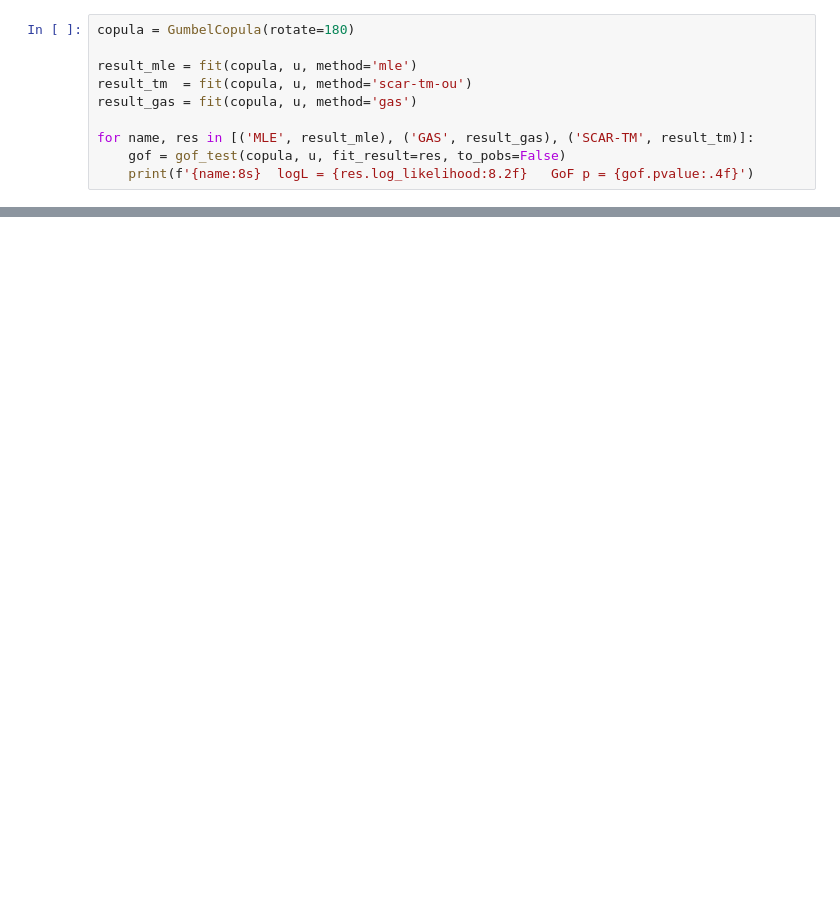
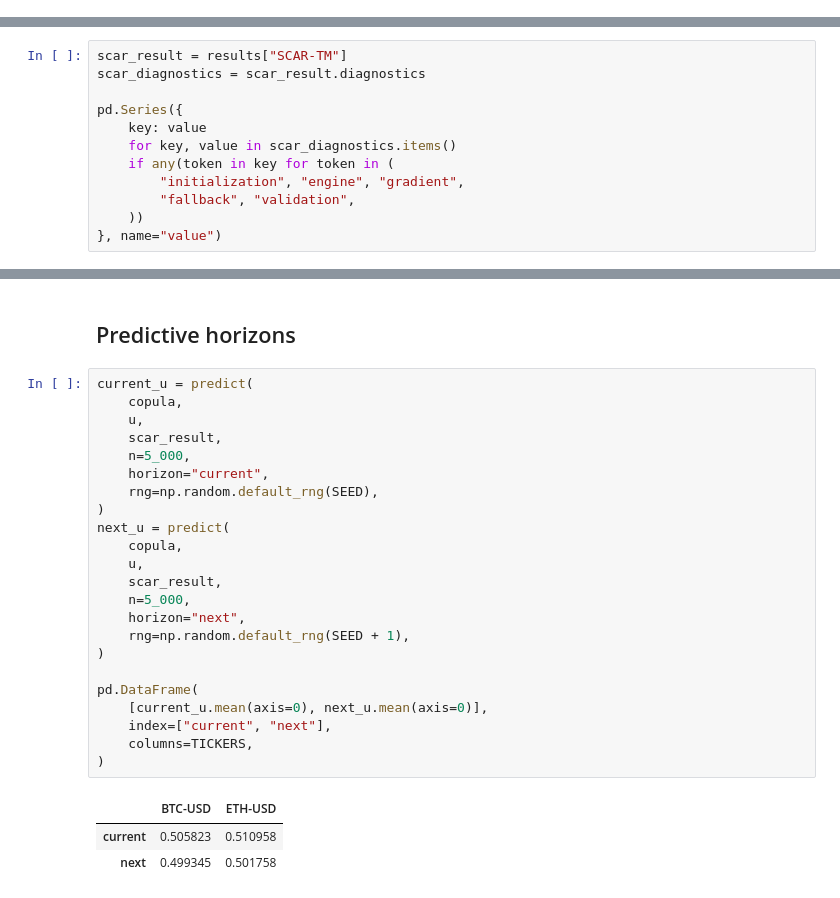
Before and after one commit to AANovokhatskiy/pyscarcopula, a Jupyter notebook: examples/02_bivariate.ipynb, the cells around one changed output, grey strips where cells are left out. Saved outputs shown, nothing was run; the diff lists cells and outputs as text; blank space fills up the shorter version.

```diff
--- a/examples/02_bivariate.ipynb
+++ b/examples/02_bivariate.ipynb
@@ -41,10 +0,0 @@ Three methods: MLE (constant parameter), SCAR-TM (stochastic with transfer matri
-# %%
-copula = GumbelCopula(rotate=180)
-
-result_mle = fit(copula, u, method='mle')
-result_tm  = fit(copula, u, method='scar-tm-ou')
-result_gas = fit(copula, u, method='gas')
-
-for name, res in [('MLE', result_mle), ('GAS', result_gas), ('SCAR-TM', result_tm)]:
-    gof = gof_test(copula, u, fit_result=res, to_pobs=False)
-    print(f'{name:8s}  logL = {res.log_likelihood:8.2f}   GoF p = {gof.pvalue:.4f}')
@@ -157,0 +71,12 @@ Mean U2, next horizon:    0.4977876858706141
+# %%
+scar_result = results["SCAR-TM"]
+scar_diagnostics = scar_result.diagnostics
+
+pd.Series({
+    key: value
+    for key, value in scar_diagnostics.items()
+    if any(token in key for token in (
+        "initialization", "engine", "gradient",
+        "fallback", "validation",
+    ))
+}, name="value")
@@ -157,0 +136,29 @@ Mean U2, next horizon:    0.4977876858706141
+# %% [markdown]
+## Predictive horizons
+# %%
+current_u = predict(
+    copula,
+    u,
+    scar_result,
+    n=5_000,
+    horizon="current",
+    rng=np.random.default_rng(SEED),
+)
+next_u = predict(
+    copula,
+    u,
+    scar_result,
+    n=5_000,
+    horizon="next",
+    rng=np.random.default_rng(SEED + 1),
+)
+
+pd.DataFrame(
+    [current_u.mean(axis=0), next_u.mean(axis=0)],
+    index=["current", "next"],
+    columns=TICKERS,
+)
+# %% [output]
+|  | BTC-USD | ETH-USD |
+| current | 0.505823 | 0.510958 |
+| next | 0.499345 | 0.501758 |
```
Also changed, not shown: parts of 28 cells of this notebook, 8 other files.
